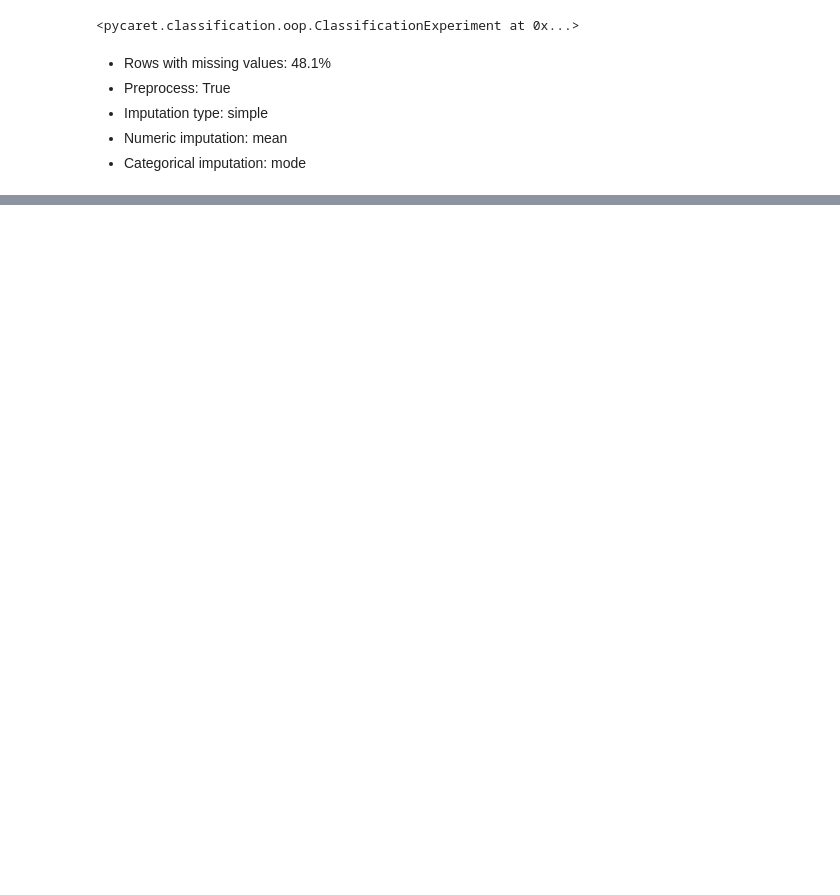
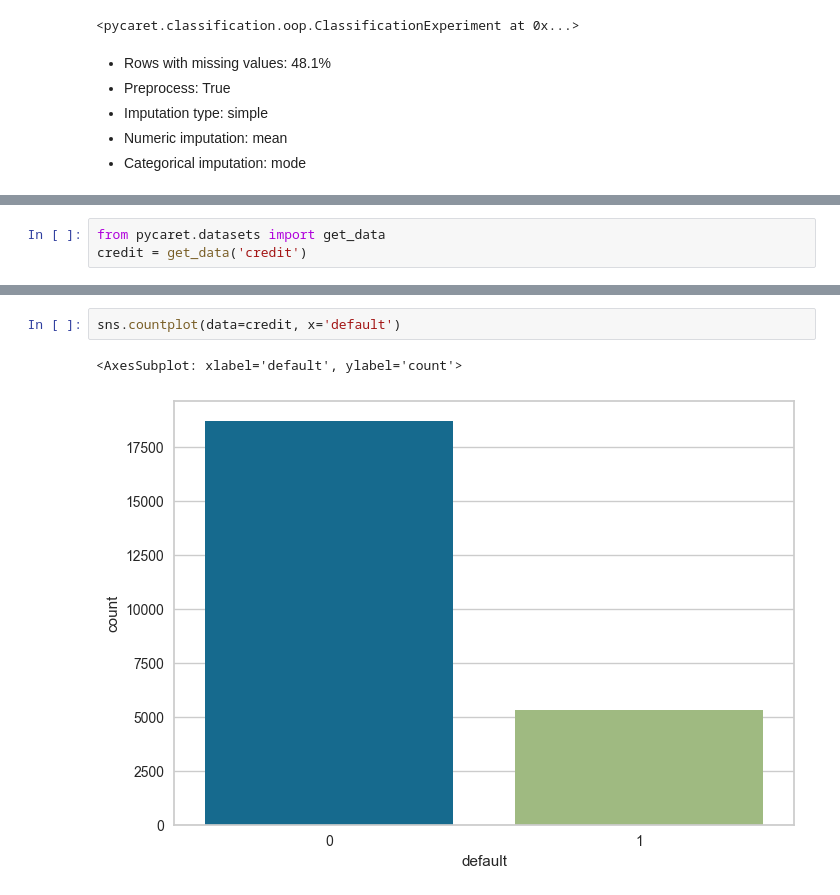
Before and after one commit to aleuse/pycaret, a Jupyter notebook: pycaret.ipynb, the cells around one changed output, grey strips where cells are left out. Saved outputs shown, nothing was run; the diff lists cells and outputs as text; blank space fills up the shorter version.

```diff
--- a/pycaret.ipynb
+++ b/pycaret.ipynb
@@ -410,0 +704,3 @@ hepatitis
+# %%
+from pycaret.datasets import get_data
+credit = get_data('credit')
@@ -410,0 +715,5 @@ hepatitis
+# %%
+sns.countplot(data=credit, x='default')
+# %% [output]
+<AxesSubplot: xlabel='default', ylabel='count'>
+[figure, added]
```
Also changed, not shown: parts of 42 cells of this notebook, 5 other files.
